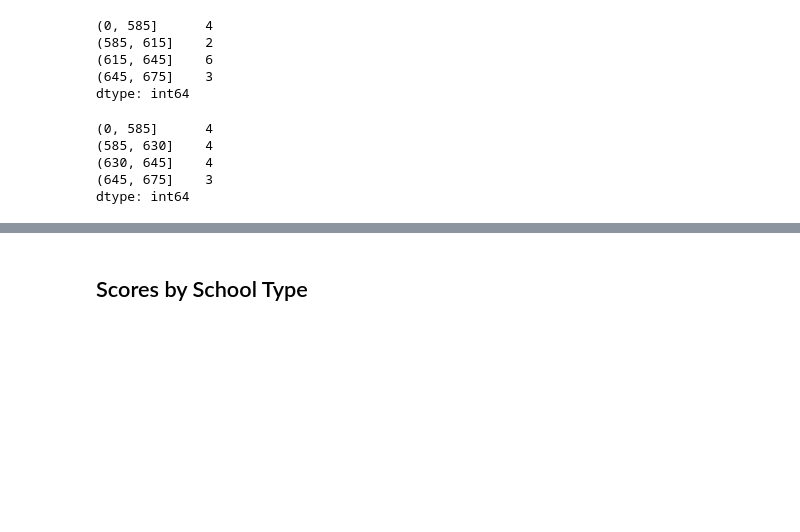
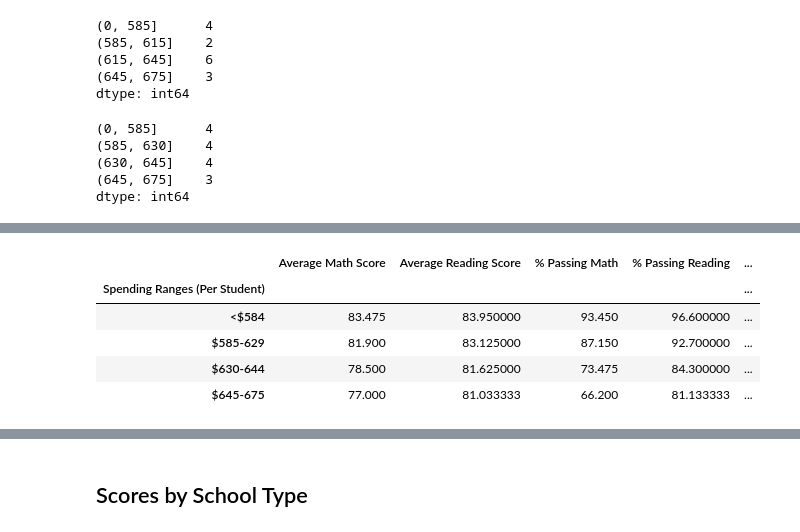
Before and after one commit to cranade/School_District_Analysis, a Jupyter notebook: PyCitySchools_Challenge.ipynb, the cells around one changed output, grey strips where cells are left out. Cells and saved outputs as stored; diff of their text form; code cells hidden in the pictures; blank space fills up the shorter version.

```diff
--- a/PyCitySchools_Challenge.ipynb
+++ b/PyCitySchools_Challenge.ipynb
@@ -714,0 +712,30 @@ group_names = ["<$584", "$585-629", "$630-644", "$645-675"]
+# %%
+# Calculate averages for the desired columns.
+# Calculate averages for the desired columns.
+spending_math_scores = per_school_summary_df.groupby(["Spending Ranges (Per Student)"]).mean()["Average Math Score"]
+
+
+spending_reading_scores = per_school_summary_df.groupby(["Spending Ranges (Per Student)"]).mean()["Average Reading Score"]
+
+spending_passing_math = per_school_summary_df.groupby(["Spending Ranges (Per Student)"]).mean()["% Passing Math"]
+
+spending_passing_reading = per_school_summary_df.groupby(["Spending Ranges (Per Student)"]).mean()["% Passing Reading"]
+
+overall_passing_spending = per_school_summary_df.groupby(["Spending Ranges (Per Student)"]).mean()["% Overall Passing"]
+
+# Assemble into DataFrame.
+spending_summary_df = pd.DataFrame({
+          "Average Math Score" : spending_math_scores,
+          "Average Reading Score": spending_reading_scores,
+          "% Passing Math": spending_passing_math,
+          "% Passing Reading": spending_passing_reading,
+          "% Overall Passing": overall_passing_spending})
+
+spending_summary_df
+# %% [output]
+|  | Average Math Score | Average Reading Score | % Passing Math | % Passing Reading | ... |
+| Spending Ranges (Per Student) |  |  |  |  | ... |
+| <$584 | 83.475 | 83.950000 | 93.450 | 96.600000 | ... |
+| $585-629 | 81.900 | 83.125000 | 87.150 | 92.700000 | ... |
+| $630-644 | 78.500 | 81.625000 | 73.475 | 84.300000 | ... |
+| $645-675 | 77.000 | 81.033333 | 66.200 | 81.133333 | ... |
```
Also changed, not shown: parts of 20 cells of this notebook.
